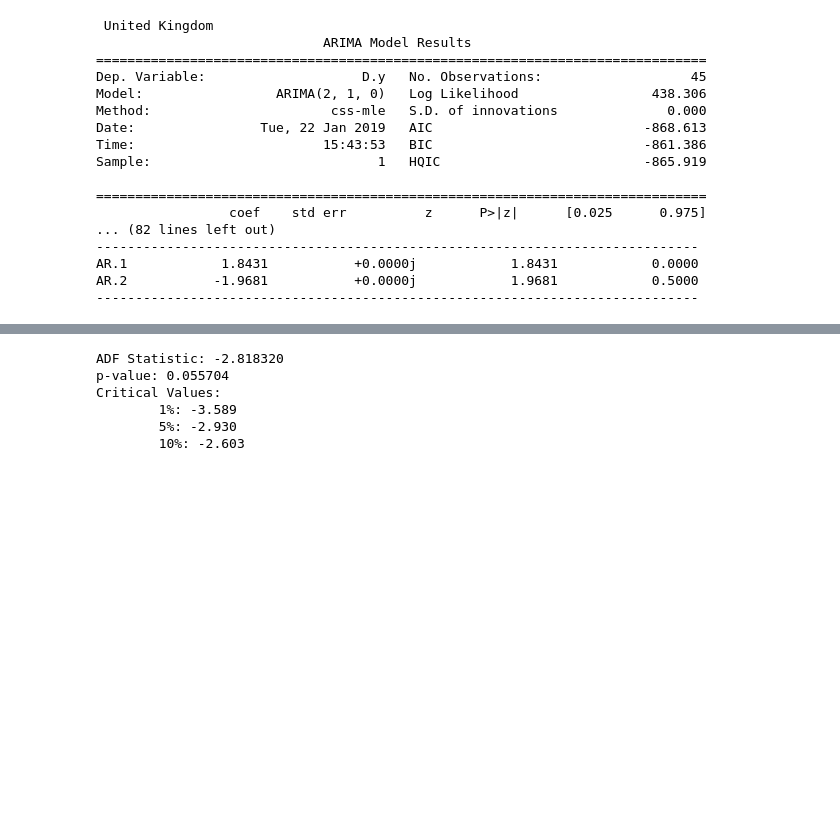
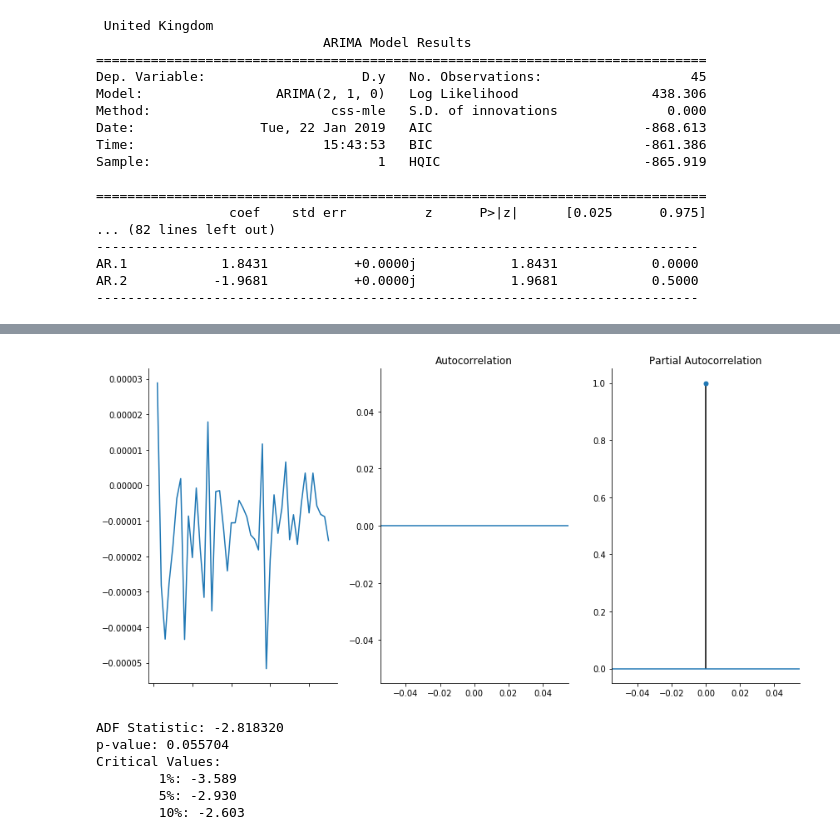
Before and after one commit to robinleoknauth/time_series_project, a Jupyter notebook: carbon_emissions_EDA.ipynb, the cells around one changed output, grey strips where cells are left out. Cells and saved outputs as stored; diff of their text form; code cells hidden in the pictures; blank space fills up the shorter version.

```diff
--- a/carbon_emissions_EDA.ipynb
+++ b/carbon_emissions_EDA.ipynb
@@ -581,3 +547,11 @@ plots(df_ratios_train['Germany'], lags = 12)
+# %%
+'''
+now making it stationary with a diff function
+'''
+
+plots(df_ratios_train['Germany'].diff(), lags = 15)
+# %% [output]
+[figure, added]
 # %%
 fuller_test(df_ratios_train['Germany'])
 # %% [output]
```
Also changed, not shown: parts of 14 cells of this notebook.
